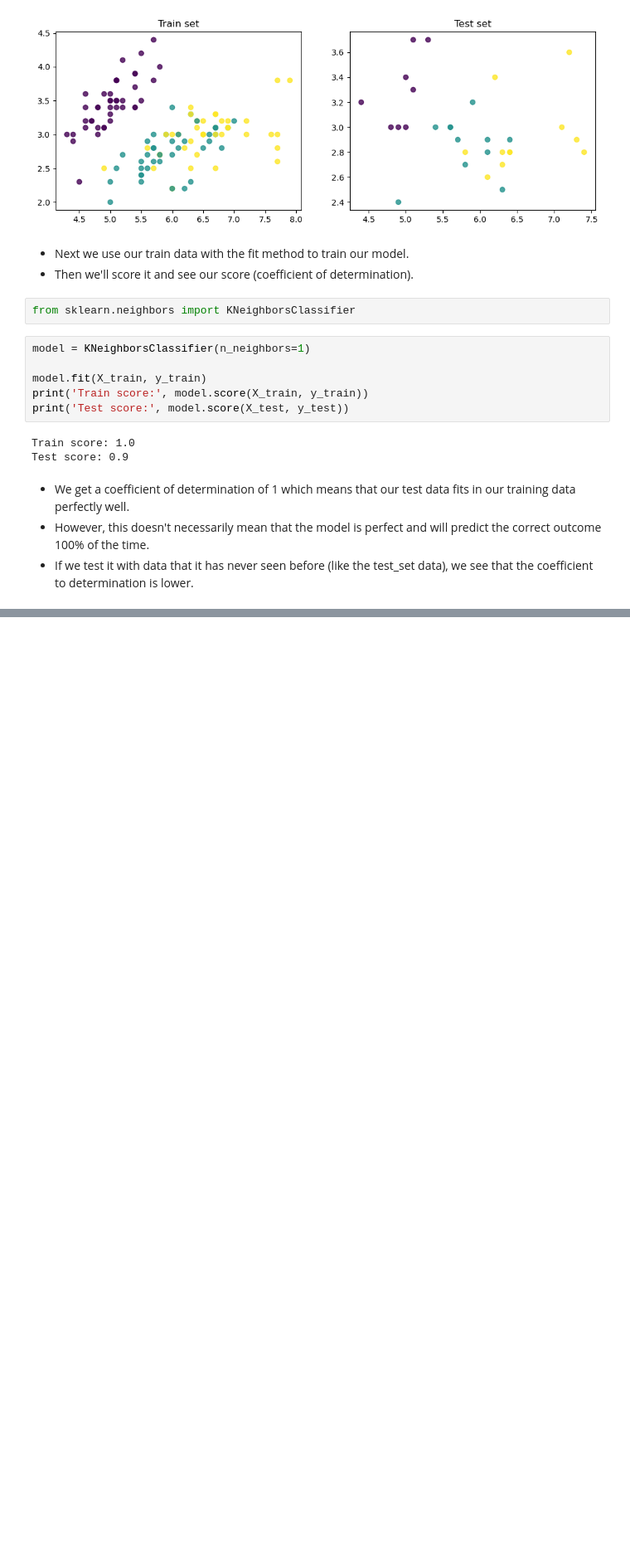
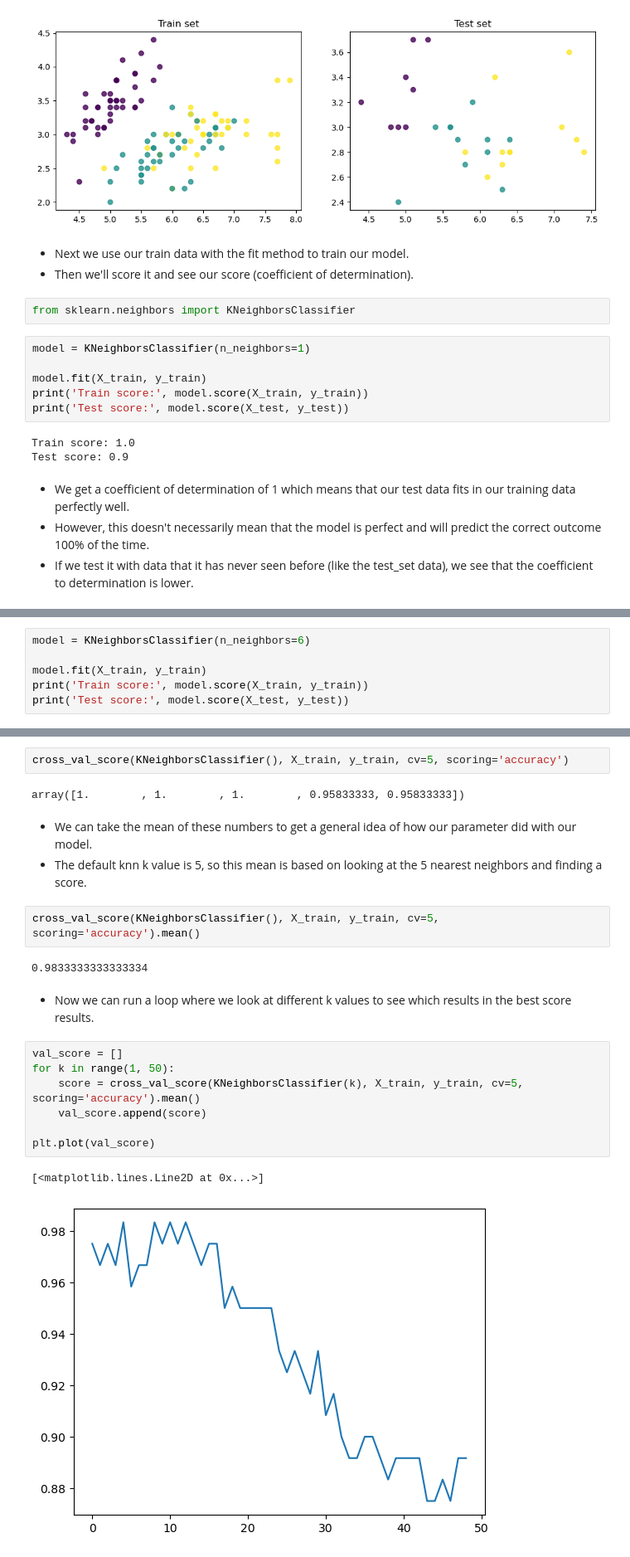
Before and after one commit to Drewski6/machine_learnia_tutorial, a Jupyter notebook: 21_sklearn_model_selection.ipynb, the cells around one changed output, grey strips where cells are left out. Shown at 83% size. Cells and saved outputs as stored; diff of their text form; blank space fills up the shorter version.

```diff
--- a/21_sklearn_model_selection.ipynb
+++ b/21_sklearn_model_selection.ipynb
@@ -84,0 +88,6 @@ Test score: 0.9
+# %%
+model = KNeighborsClassifier(n_neighbors=6)
+
+model.fit(X_train, y_train)
+print('Train score:', model.score(X_train, y_train))
+print('Test score:', model.score(X_test, y_test))
@@ -84,0 +128,23 @@ Test score: 0.9
+# %%
+cross_val_score(KNeighborsClassifier(), X_train, y_train, cv=5, scoring='accuracy')
+# %% [output]
+array([1.        , 1.        , 1.        , 0.95833333, 0.95833333])
+# %% [markdown]
+- We can take the mean of these numbers to get a general idea of how our parameter did with our model.
+- The default knn k value is 5, so this mean is based on looking at the 5 nearest neighbors and finding a score.
+# %%
+cross_val_score(KNeighborsClassifier(), X_train, y_train, cv=5, scoring='accuracy').mean()
+# %% [output]
+0.9833333333333334
+# %% [markdown]
+- Now we can run a loop where we look at different k values to see which results in the best score results.
+# %%
+val_score = []
+for k in range(1, 50):
+    score = cross_val_score(KNeighborsClassifier(k), X_train, y_train, cv=5, scoring='accuracy').mean()
+    val_score.append(score)
+
+plt.plot(val_score)
+# %% [output]
+[<matplotlib.lines.Line2D at 0x...>]
+[figure, added]
```
Also changed, not shown: parts of 36 cells of this notebook, 1 other file.
